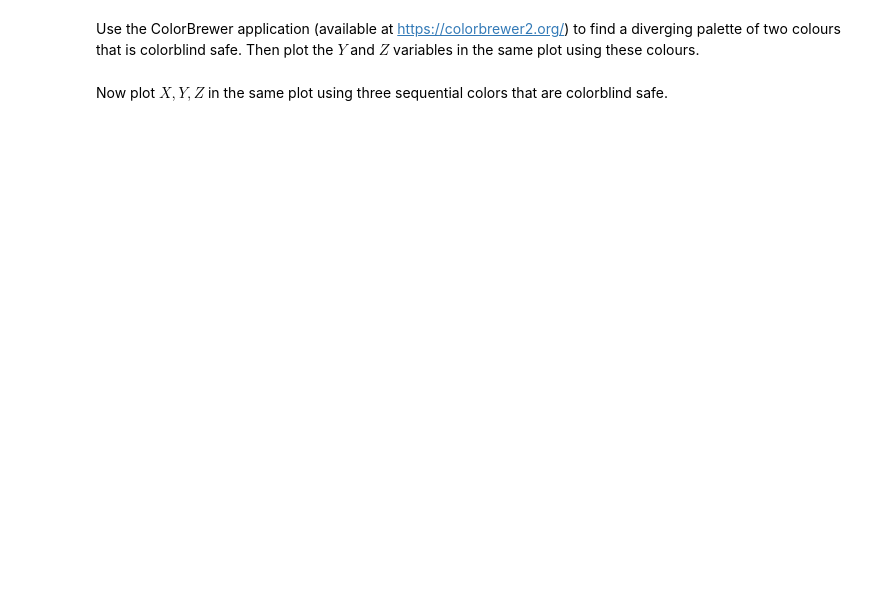
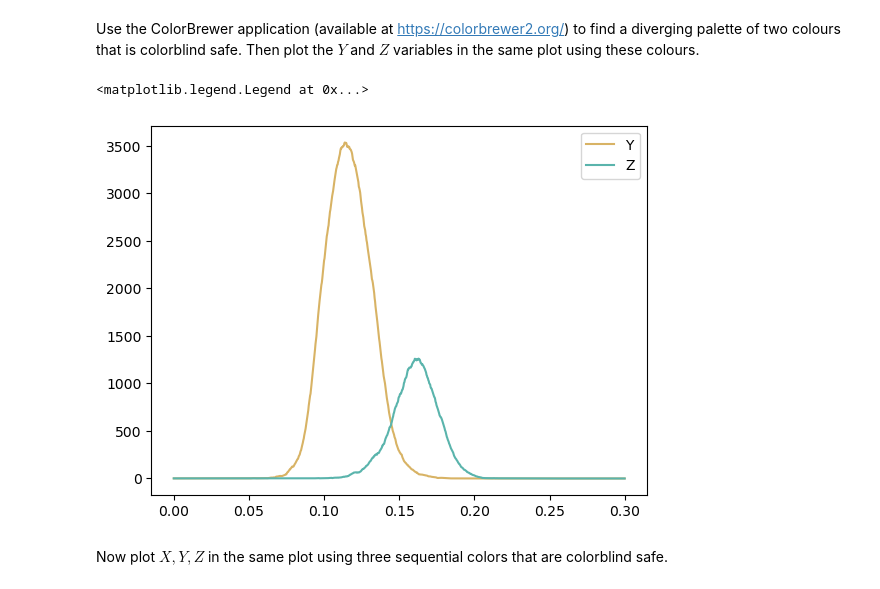
Before and after one commit to Vileh/Storing-Manipulating-and-Visualising-Data, a Jupyter notebook: Week4/Lab Week 4.ipynb, the cells around one changed output. Cells and saved outputs as stored; diff of their text form; code cells hidden in the pictures; blank space fills up the shorter version.

```diff
--- a/Week4/Lab Week 4.ipynb
+++ b/Week4/Lab Week 4.ipynb
@@ -40,4 +67,12 @@ Plot the three dependent variables in the same plot using the colours red, green
 # %% [markdown]
 Use the ColorBrewer application (available at https://colorbrewer2.org/) to find a diverging palette of two colours that is  colorblind safe. Then plot the $Y$ and $Z$ variables in the same plot using these colours.
+# %%
+plt.plot(independent, Y, color='#d8b365', label='Y')
+plt.plot(independent, Z, color='#5ab4ac', label='Z')
+
+plt.legend()
+# %% [output]
+<matplotlib.legend.Legend at 0x...>
+[figure, added]
 # %% [markdown]
 Now plot $X,Y,Z$ in the same plot using three sequential colors that are colorblind safe.
```
Also changed, not shown: parts of 5 cells of this notebook.
